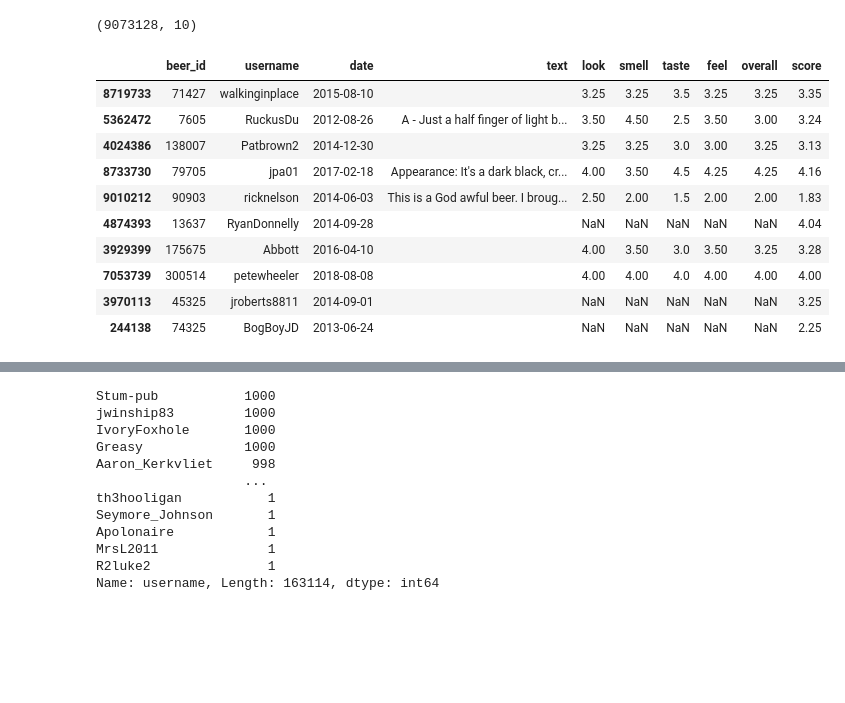
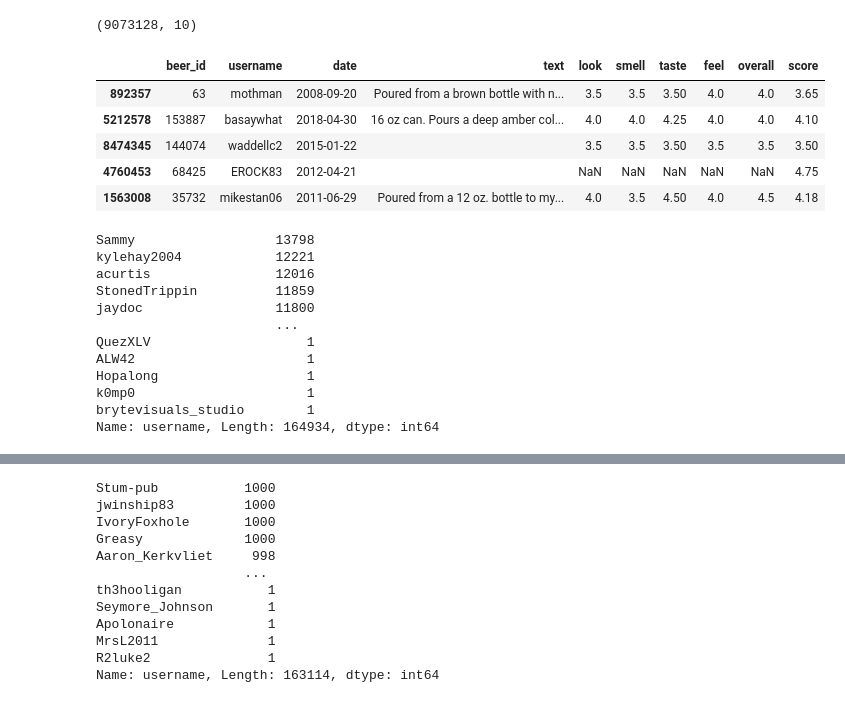
Before and after one commit to aabrahamson3/beer30, a Jupyter notebook: Medium-EDA.ipynb, the cells around one changed output, grey strips where cells are left out. Drawn from its saved outputs; the diff is of its cells as text; code cells hidden in the pictures; blank space fills up the shorter version.

```diff
--- a/Medium-EDA.ipynb
+++ b/Medium-EDA.ipynb
@@ -15,21 +15,31 @@ reviews.shape
 # %%
 # It is interesting that there are reviews that have a final score, but then look/smell/etc
 # are NaN. The 'score' feature is derived from the more descriptive features, so it may
 # have been an issue with the data collection. I will later drop these entries, as none
 # of them have a text review, and the model will end up utilizing the text reviews exclusively
-reviews.sample(10)
+reviews.sample(5)
 # %% [output]
 |  | beer_id | username | date | text | look | smell | taste | feel | overall | score |
-| 8719733 | 71427 | walkinginplace | 2015-08-10 |  | 3.25 | 3.25 | 3.5 | 3.25 | 3.25 | 3.35 |
-| 5362472 | 7605 | RuckusDu | 2012-08-26 | A - Just a half finger of light b... | 3.50 | 4.50 | 2.5 | 3.50 | 3.00 | 3.24 |
-| 4024386 | 138007 | Patbrown2 | 2014-12-30 |  | 3.25 | 3.25 | 3.0 | 3.00 | 3.25 | 3.13 |
-| 8733730 | 79705 | jpa01 | 2017-02-18 | Appearance: It's a dark black, cr... | 4.00 | 3.50 | 4.5 | 4.25 | 4.25 | 4.16 |
-| 9010212 | 90903 | ricknelson | 2014-06-03 | This is a God awful beer. I broug... | 2.50 | 2.00 | 1.5 | 2.00 | 2.00 | 1.83 |
-| 4874393 | 13637 | RyanDonnelly | 2014-09-28 |  | NaN | NaN | NaN | NaN | NaN | 4.04 |
-| 3929399 | 175675 | Abbott | 2016-04-10 |  | 4.00 | 3.50 | 3.0 | 3.50 | 3.25 | 3.28 |
-| 7053739 | 300514 | petewheeler | 2018-08-08 |  | 4.00 | 4.00 | 4.0 | 4.00 | 4.00 | 4.00 |
-| 3970113 | 45325 | jroberts8811 | 2014-09-01 |  | NaN | NaN | NaN | NaN | NaN | 3.25 |
-| 244138 | 74325 | BogBoyJD | 2013-06-24 |  | NaN | NaN | NaN | NaN | NaN | 2.25 |
+| 892357 | 63 | mothman | 2008-09-20 | Poured from a brown bottle with n... | 3.5 | 3.5 | 3.50 | 4.0 | 4.0 | 3.65 |
+| 5212578 | 153887 | basaywhat | 2018-04-30 | 16 oz can. Pours a deep amber col... | 4.0 | 4.0 | 4.25 | 4.0 | 4.0 | 4.10 |
+| 8474345 | 144074 | waddellc2 | 2015-01-22 |  | 3.5 | 3.5 | 3.50 | 3.5 | 3.5 | 3.50 |
+| 4760453 | 68425 | EROCK83 | 2012-04-21 |  | NaN | NaN | NaN | NaN | NaN | 4.75 |
+| 1563008 | 35732 | mikestan06 | 2011-06-29 | Poured from a 12 oz. bottle to my... | 4.0 | 3.5 | 4.50 | 4.0 | 4.5 | 4.18 |
+# %%
+reviews.username.value_counts()
+# %% [output]
+Sammy                  13798
+kylehay2004            12221
+acurtis                12016
+StonedTrippin          11859
+jaydoc                 11800
+                       ...
+QuezXLV                    1
+ALW42                      1
+Hopalong                   1
+k0mp0                      1
+brytevisuals_studio        1
+Name: username, Length: 164934, dtype: int64
 # %%
 # Distribution plot of users and the number of reviews they have made. Most users have made
 # few reviews, and a small portion of them have a large contribution
```
Also changed, not shown: parts of 14 cells of this notebook.
